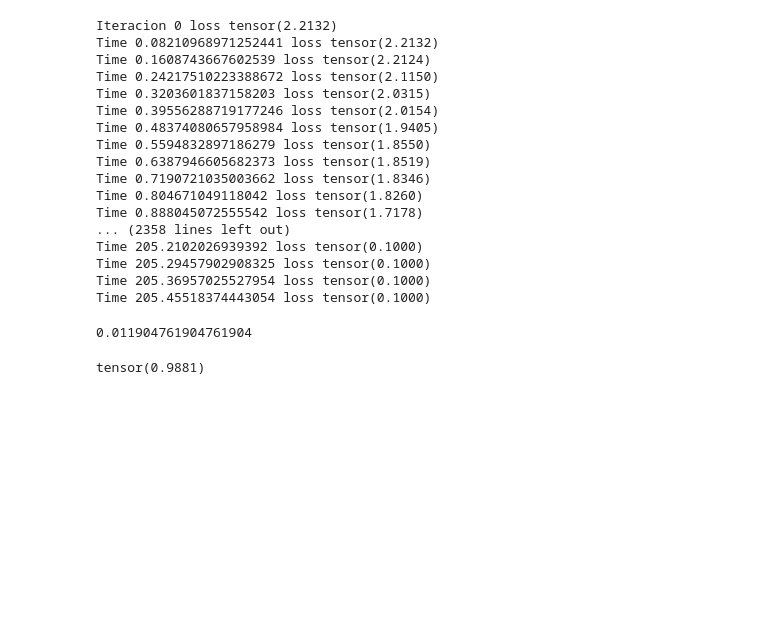
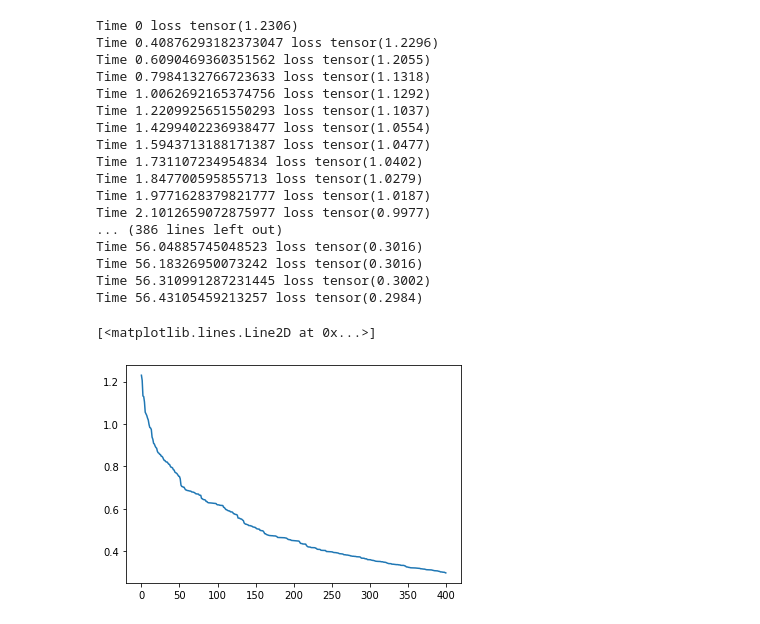
Before and after one commit to davidraamirez/GradientWithoutBackpropagation, a Jupyter notebook: LogisticRegression_fwd_gradient.ipynb, the cells around one changed output. Drawn from its saved outputs; the diff is of its cells as text; code cells hidden in the pictures; blank space fills up the shorter version.

```diff
--- a/LogisticRegression_fwd_gradient.ipynb
+++ b/LogisticRegression_fwd_gradient.ipynb
@@ -70,0 +82,2 @@ Train and evaluate the network with forward gradient
+# %%
+ypred=pred(Xtrain,w,b)
@@ -81,13 +98,5 @@ Define Cross Entropy
 # %%
 def cross_entropyW(w, ytrue, x, b):
-  """ Cross-entropy loss.
-  Inputs:
-  - ytrue (n,): vector of indices for the correct class.
-  - ypred (n, 3): predictions of the model.
-  Returns the average cross-entropy.
-  """
-  # This is called integer array indexing in NumPy:
-  # https://numpy.org/doc/stable/user/basics.indexing.html#integer-array-indexing
   ypred=torch.randn((ytrue.shape[0],3))
   for j in range (ytrue.shape[0]):
     xj = x[j].reshape(1, -1)
@@ -95,14 +104,6 @@ def cross_entropyW(w, ytrue, x, b):
   return - ypred[torch.arange(0, ypred.shape[0]), ytrue].log().mean()
 # %%
 def cross_entropyB(b, ytrue, x, w):
-  """ Cross-entropy loss.
-  Inputs:
-  - ytrue (n,): vector of indices for the correct class.
-  - ypred (n, 3): predictions of the model.
-  Returns the average cross-entropy.
-  """
-  # This is called integer array indexing in NumPy:
-  # https://numpy.org/doc/stable/user/basics.indexing.html#integer-array-indexing
   ypred=torch.randn((ytrue.shape[0],3))
   for j in range (ytrue.shape[0]):
     xj = x[j].reshape(1, -1)
@@ -178,20 +213,20 @@ def train_fwd_gradient(x, y):
 # %%
-w, b = train_fwd_gradient(Xtrain, ytrain)
+w, b,errors,accuracies,losses = train_fwd_gradient(Xtrain, ytrain)
 # %% [output]
-Iteracion 0 loss tensor(2.2132)
-Time 0.08210968971252441 loss tensor(2.2132)
-Time 0.1608743667602539 loss tensor(2.2124)
-Time 0.24217510223388672 loss tensor(2.1150)
-Time 0.3203601837158203 loss tensor(2.0315)
-Time 0.39556288719177246 loss tensor(2.0154)
-Time 0.48374080657958984 loss tensor(1.9405)
-Time 0.5594832897186279 loss tensor(1.8550)
-Time 0.6387946605682373 loss tensor(1.8519)
-Time 0.7190721035003662 loss tensor(1.8346)
-Time 0.804671049118042 loss tensor(1.8260)
-Time 0.888045072555542 loss tensor(1.7178)
-... (2358 lines left out)
-Time 205.2102026939392 loss tensor(0.1000)
-Time 205.29457902908325 loss tensor(0.1000)
-Time 205.36957025527954 loss tensor(0.1000)
-Time 205.45518374443054 loss tensor(0.1000)
+Time 0 loss tensor(1.2306)
+Time 0.40876293182373047 loss tensor(1.2296)
+Time 0.6090469360351562 loss tensor(1.2055)
+Time 0.7984132766723633 loss tensor(1.1318)
+Time 1.0062692165374756 loss tensor(1.1292)
+Time 1.2209925651550293 loss tensor(1.1037)
+Time 1.4299402236938477 loss tensor(1.0554)
+Time 1.5943713188171387 loss tensor(1.0477)
+Time 1.731107234954834 loss tensor(1.0402)
+Time 1.847700595855713 loss tensor(1.0279)
+Time 1.9771628379821777 loss tensor(1.0187)
+Time 2.1012659072875977 loss tensor(0.9977)
+... (386 lines left out)
+Time 56.04885745048523 loss tensor(0.3016)
+Time 56.18326950073242 loss tensor(0.3016)
+Time 56.310991287231445 loss tensor(0.3002)
+Time 56.43105459213257 loss tensor(0.2984)
@@ -207,8 +233,5 @@ error= error / Xtest.size(0)
-# %%
-print(error)
-# %% [output]
-0.011904761904761904
-# %%
-print(accuracy(ytest,ypred))
-# %% [output]
-tensor(0.9881)
+# %%
+plt.plot(losses)
+# %% [output]
+[<matplotlib.lines.Line2D at 0x...>]
+[figure, added]
```
Also changed, not shown: parts of 28 cells of this notebook.
